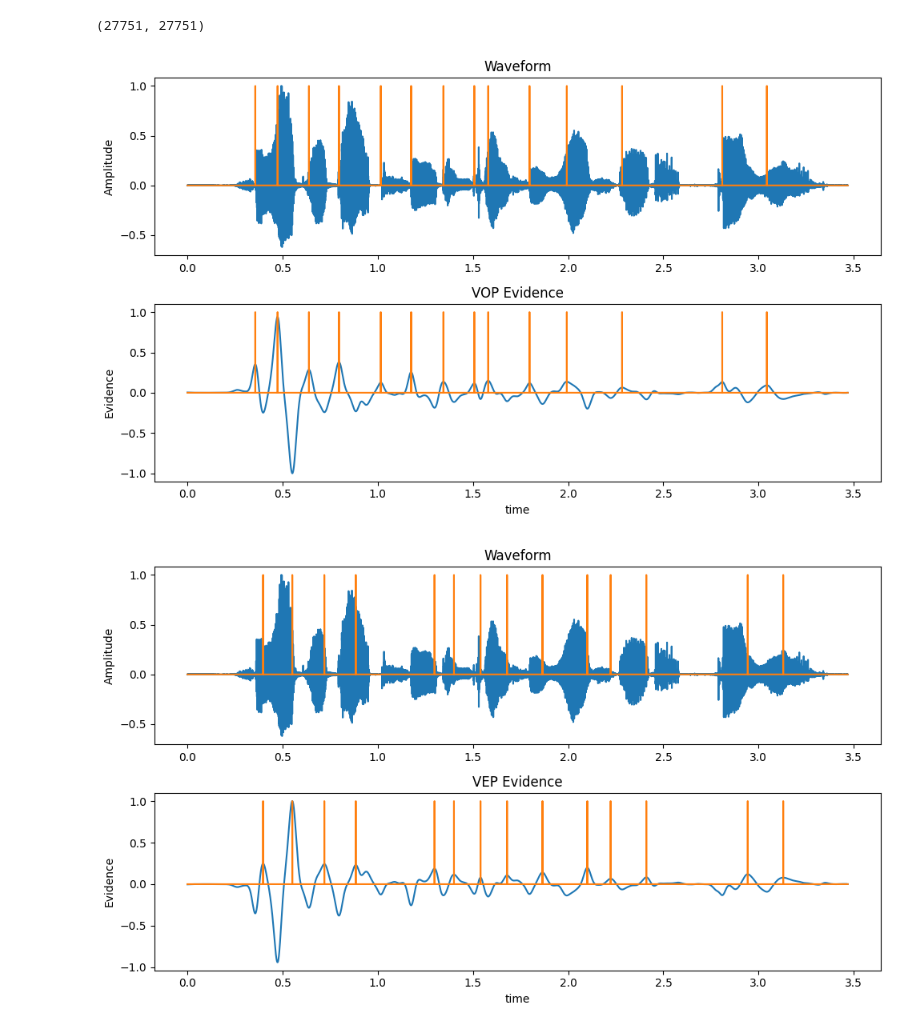
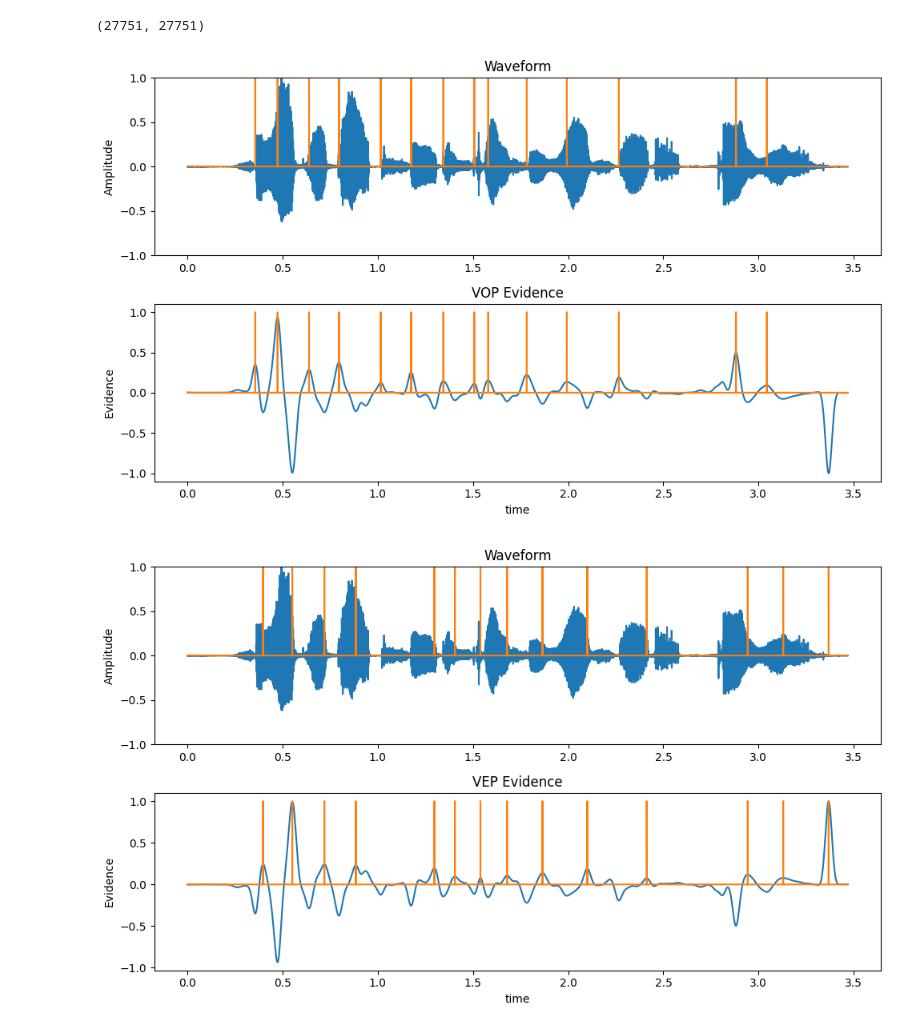
Before and after one commit to ninaaaaddd/Vowel-Like-Regions-using-Excitation-Source-Information, a Jupyter notebook: VOP_plot.ipynb, the cells around one changed output. Saved outputs shown, nothing was run; the diff lists cells and outputs as text; code cells hidden in the pictures.

```diff
--- a/VOP_plot.ipynb
+++ b/VOP_plot.ipynb
@@ -49,0 +51,4 @@ EVIvlrop1,vlrop1,total_vlrop1,PP1=VOP_exi(y,EVIvlrop_he,0,0,0,0,0,THexivlrop,0)
+# %%
+if len(EVIvlrop_zf1)<len(EVIvlrop_he):
+    zero = np.zeros(len(EVIvlrop_he)-len(EVIvlrop_zf1))
+    EVIvlrop_zf1=np.concatenate((EVIvlrop_zf1,zero))
@@ -65,3 +71,14 @@ EVIvlrep1,vlrep1,total_vlrep1,PP2=VOP_exi(y,EVIvlrep_he,0,0,0,0,0,THexivlrop,0)
+# %%
+# Retrieve VOP evidence of Zero Frequency Filtered Output of Signal
+EVIvlrep_zf1,zffo,gclocssp1,excccont2d1 = zerofrequency(y,winlength,sr,Gd_flipped,1)
+# %%
+if len(EVIvlrep_zf1)<len(EVIvlrep_he):
+    zero = np.zeros(len(EVIvlrep_he)-len(EVIvlrep_zf1))
+    EVIvlrep_zf1=np.concatenate((EVIvlrep_zf1,zero))
+# %%
+
+# VOP from excitation source
+EVIvlrep1,vlrep1,total_vlrep1,PP2=VOP_exi(y,EVIvlrep_he,EVIvlrep_zf1,0,0,0,0,THexivlrop,0)
 # %%
 len(PP2)
 # %% [output]
@@ -81,6 +98,7 @@ fig, axes = plt.subplots(2, 1, figsize=(10, 6))
 # Plot data in the first subplot
 axes[0].plot(t1, y)
 axes[0].plot(t1,PP1)
+axes[0].set_ylim(-1,1)
 axes[0].set_ylabel('Amplitude')
 axes[0].set_title('Waveform')
 # axes[0].legend()
@@ -99,32 +117,33 @@ plt.tight_layout()
 # Show the figure
 plt.show()
 # %% [output]
-[figure, old version]
+[figure, new version]
 # %%
 # VEP
 
 # Create a figure with two subplots arranged in a 1x2 grid
 fig, axes = plt.subplots(2, 1, figsize=(10, 6))
 
 # Plot data in the first subplot
 axes[0].plot(t1, y)
 axes[0].plot(t1, PP2)
+axes[0].set_ylim(-1,1)
 axes[0].set_ylabel('Amplitude')
 axes[0].set_title('Waveform')
 # axes[0].legend()
 
 # Plot data in the second subplot
 axes[1].plot(t1, EVIvlrep1)
 axes[1].plot(t1, PP2)
 axes[1].set_xlabel('time')
 axes[1].set_ylabel('Evidence')
 axes[1].set_title('VEP Evidence')
 # axes[1].legend()
 
 # Adjust the spacing between subplots
 plt.tight_layout()
 
 # Show the figure
 plt.show()
 # %% [output]
-[figure, old version]
+[figure, new version]
```
Also changed, not shown: parts of 6 cells of this notebook, 3 other files.
